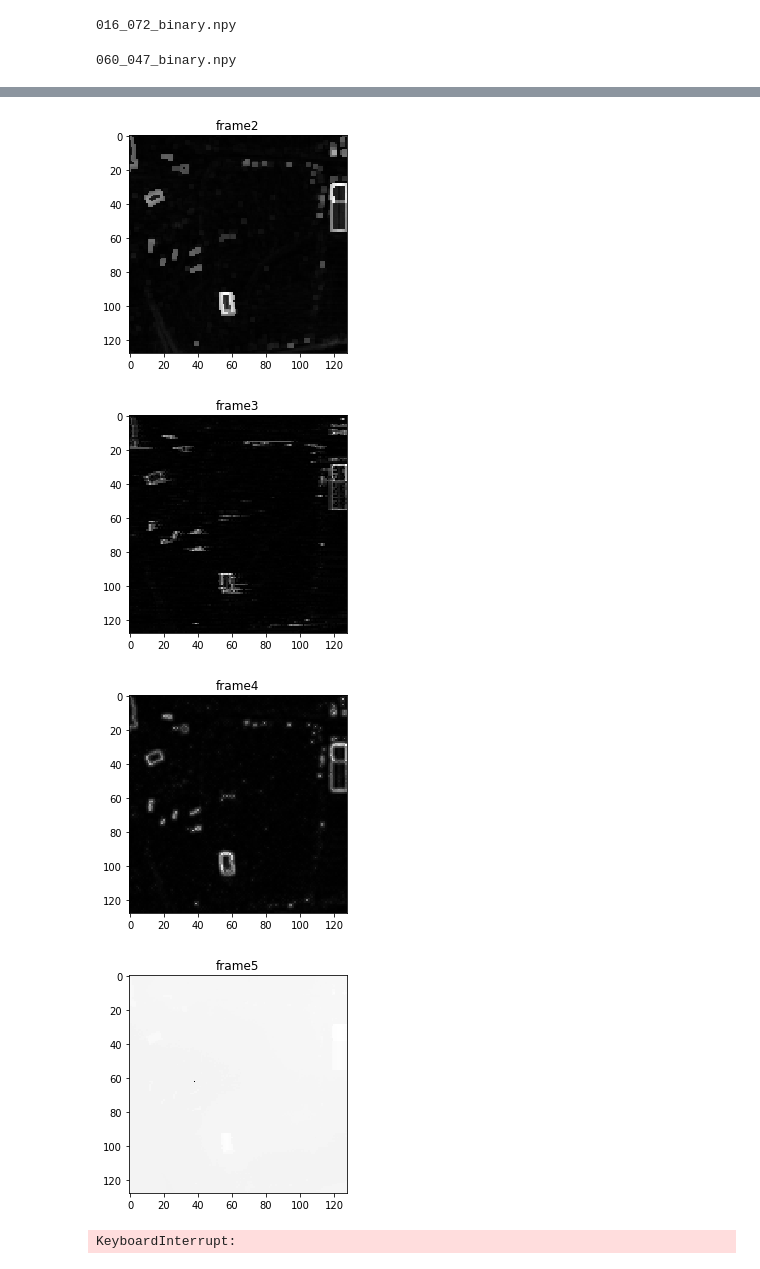
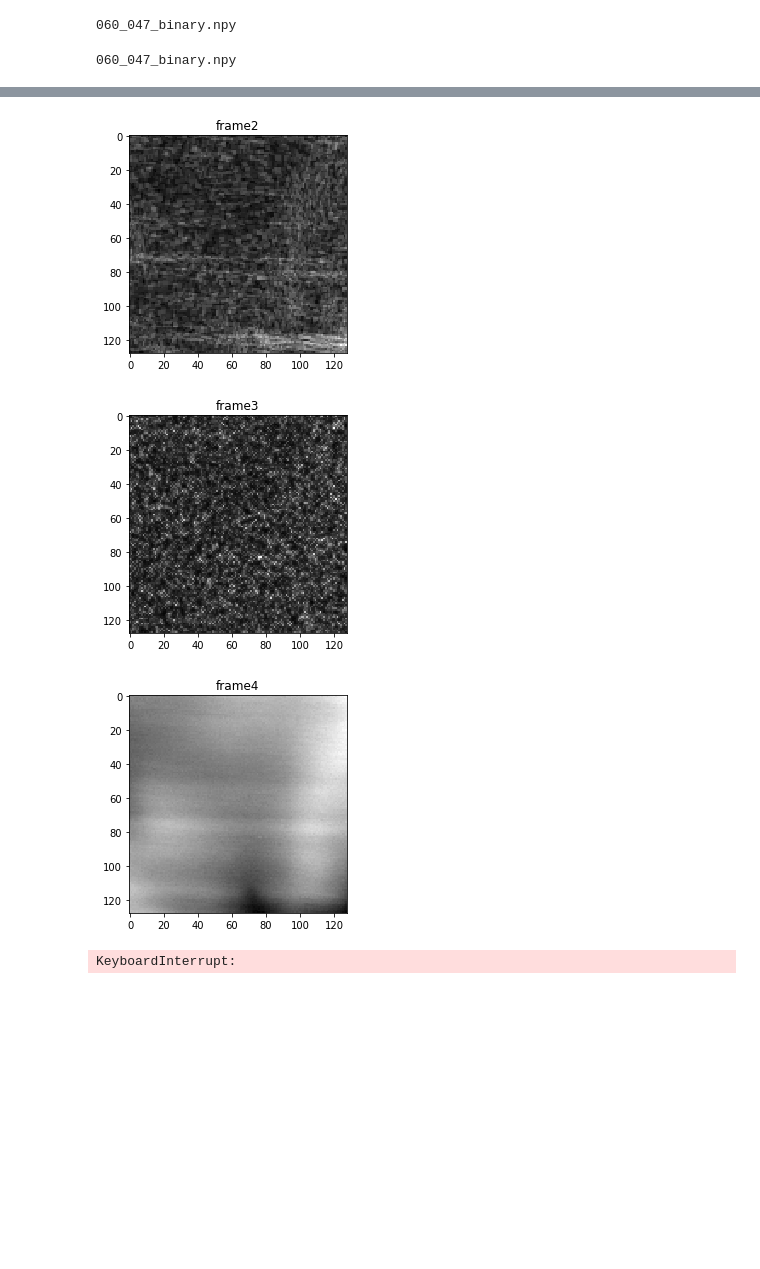
Before and after one commit to Chen-Yifan/DEM_segmentation, a Jupyter notebook: notebook/vis_MT3.ipynb, the cells around one changed output, grey strips where cells are left out. Drawn from its saved outputs; the diff is of its cells as text; code cells hidden in the pictures; blank space fills up the shorter version.

```diff
--- a/notebook/vis_MT3.ipynb
+++ b/notebook/vis_MT3.ipynb
@@ -1,10 +1,11 @@
 # %%
 import os
 import re
-results_dir = '/home/yifanc3/results/8.14/128over_MT3_unet_weightedloss_bce_9cdist_25e/0/prediction'
+result_path = '/home/yifanc3/results/8.20/128over_MT3_unet_weightedloss_cceAdal_5m5c_25e_200w5b/1/'
+results_dir = result_path+'prediction'
 # iou = 69%
-test_mask_dir = '/home/yifanc3/results/8.14/128over_MT3_unet_weightedloss_bce_9cdist_25e/0/mask'
-test_frame_dir = '/home/yifanc3/results/8.14/128over_MT3_unet_weightedloss_bce_9cdist_25e/0/frame'
+test_mask_dir = result_path+'mask'
+test_frame_dir = result_path+'frame'
 # plot_dir = '/home/yifanc3/segmentation_v2/DEM_segmentation/'
 
 
@@ -21,8 +22,10 @@ masks_files.sort(key=lambda var:[int(x) if x.isdigit() else x
 frames_files = os.listdir(test_frame_dir)
 frames_files.sort(key=lambda var:[int(x) if x.isdigit() else x
                                 for x in re.findall(r'[^0-9]|[0-9]+', var)])
+class_gt = np.load(os.path.join(result_path,'classification_gt.npy'))
+class_pred = np.load(os.path.join(result_path,'classification_pred.npy'))
 # %% [output]
-016_072_binary.npy
+060_047_binary.npy
 # %%
 print(masks_files[200])
 # %% [output]
@@ -33,6 +36,8 @@ import matplotlib.image as mpimg
 import numpy as np
 # %%
 def vis_multi(i):
+    print('gt:', class_gt[i])
+    print('pred:',class_pred[i])
     binary= np.load(os.path.join(results_dir,results_files[2*i+0]))
     dist= np.load(os.path.join(results_dir,results_files[2*i+1]))
     print(dist.shape,binary.shape)
@@ -66,13 +71,13 @@ def vis_multi(i):
     e = plt.figure(8)
     plt.title('frame4')
     frame4 = plt.imshow(frame[:,:,4],cmap='gray')
-    f = plt.figure(9)
-    plt.title('frame5')
-    frame4 = plt.imshow(frame[:,:,5],cmap='gray')
+#     f = plt.figure(9)
+#     plt.title('frame5')
+#     frame4 = plt.imshow(frame[:,:,5],cmap='gray')
     print(dist)
     plt.show()
 # %%
-vis_multi(274
+vis_multi(20
 
    )
 # %% [output]
@@ -93,7 +100,6 @@ vis_multi(274
-[figure, old version]
+[figure, new version]
-[figure, old version]
+[figure, new version]
-[figure, old version]
+[figure, new version]
-[figure, removed]
 # %%
 tot = 0
 for i in range(len(frames_files)):
```
Also changed, not shown: parts of 1 cell of this notebook, 23 other files.
